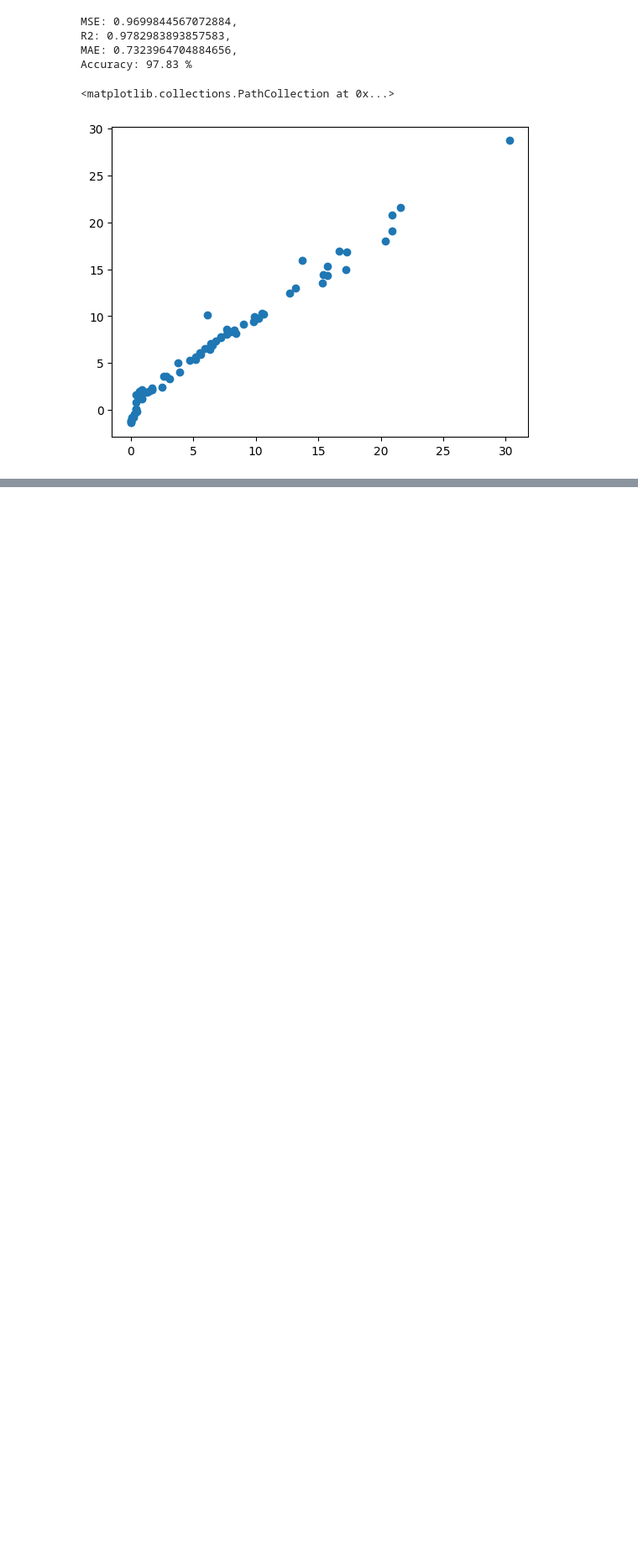
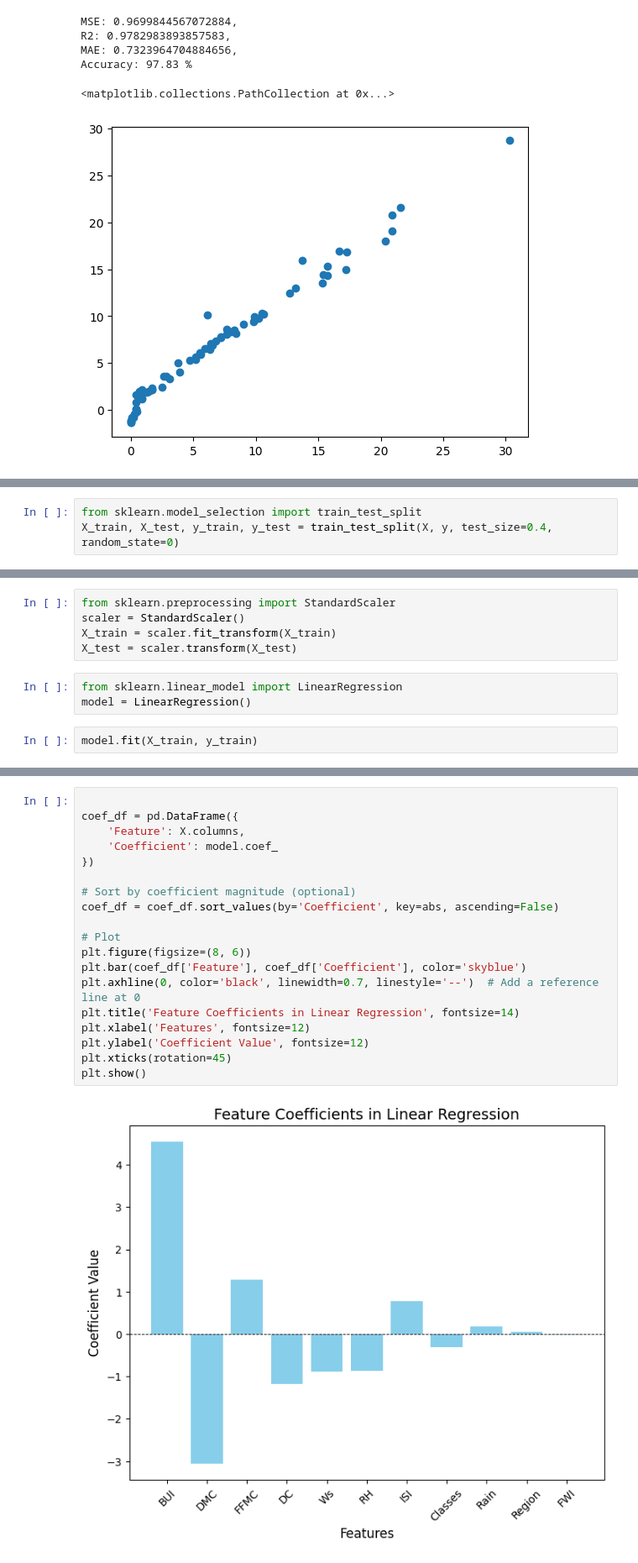
Before and after one commit to Ashok-Prajapati2/Machine-Learning, a Jupyter notebook: Projects/Forest-Fire-Prediction/model.ipynb, the cells around one changed output, grey strips where cells are left out. Shown at 84% size. Drawn from its saved outputs; the diff is of its cells as text; blank space fills up the shorter version.

```diff
--- a/Projects/Forest-Fire-Prediction/model.ipynb
+++ b/Projects/Forest-Fire-Prediction/model.ipynb
@@ -367,0 +396,3 @@ Accuracy: 97.83 %
+# %%
+from sklearn.model_selection import train_test_split
+X_train, X_test, y_train, y_test = train_test_split(X, y, test_size=0.4, random_state=0)
@@ -367,0 +403,10 @@ Accuracy: 97.83 %
+# %%
+from sklearn.preprocessing import StandardScaler
+scaler = StandardScaler()
+X_train = scaler.fit_transform(X_train)
+X_test = scaler.transform(X_test)
+# %%
+from sklearn.linear_model import LinearRegression
+model = LinearRegression()
+# %%
+model.fit(X_train, y_train)
@@ -367,0 +425,21 @@ Accuracy: 97.83 %
+# %%
+
+coef_df = pd.DataFrame({
+    'Feature': X.columns,
+    'Coefficient': model.coef_
+})
+
+# Sort by coefficient magnitude (optional)
+coef_df = coef_df.sort_values(by='Coefficient', key=abs, ascending=False)
+
+# Plot
+plt.figure(figsize=(8, 6))
+plt.bar(coef_df['Feature'], coef_df['Coefficient'], color='skyblue')
+plt.axhline(0, color='black', linewidth=0.7, linestyle='--')  # Add a reference line at 0
+plt.title('Feature Coefficients in Linear Regression', fontsize=14)
+plt.xlabel('Features', fontsize=12)
+plt.ylabel('Coefficient Value', fontsize=12)
+plt.xticks(rotation=45)
+plt.show()
+# %% [output]
+[figure, added]
```
Also changed, not shown: parts of 32 cells of this notebook, 6 other files.
